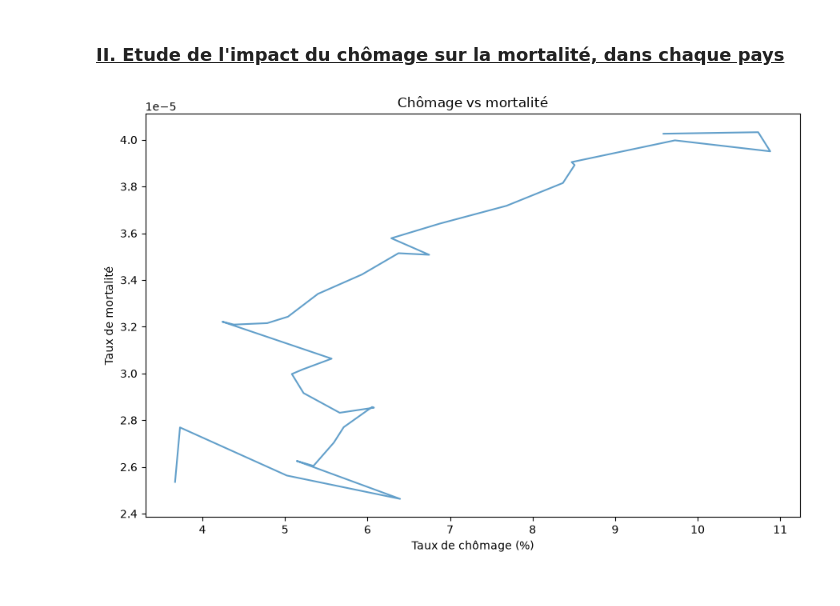
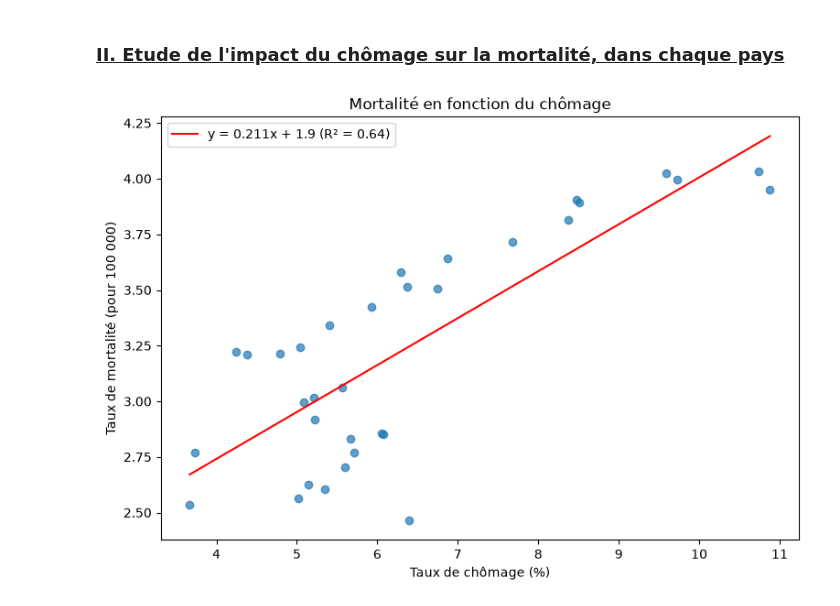
Before and after one commit to eleanorpaineau/Projet-Python, a Jupyter notebook: notebook_principal.ipynb, the cells around one changed output. Drawn from its saved outputs; the diff is of its cells as text; code cells hidden in the pictures.

Commit message:
ajout de la régression pour chomage vs mortalité pour l'australie

```diff
--- a/notebook_principal.ipynb
+++ b/notebook_principal.ipynb
@@ -210,14 +210,32 @@ df_final.head(10)
 # %% [markdown]
 ### **<u> II. Etude de l'impact du chômage sur la mortalité, dans chaque pays <u>**
-# %%
-df_utile = df_final[(df_final["cause_name"] == "All causes") & (df_final["location_name"] == "Australia")]
-
-plt.figure(figsize=(9, 6))
-plt.plot(df_utile["Taux_chômage"],df_utile["taux_mortalite"], alpha=0.7)
-plt.xlabel("Taux de chômage (%)")
-plt.ylabel("Taux de mortalité")
-plt.title("Chômage vs mortalité")
-plt.tight_layout()
-plt.show()
-# %% [output]
-[figure, removed]
+# %%
+# selection des informations utiles
+df_utile = df_final[(df_final["cause_name"] == "All causes") & (df_final["location_name"] == "Australia")]
+df_utile = df_utile.dropna(subset=["taux_mortalite", "Taux_chômage"])
+
+# mortalité en pour 100 000 et non en pourcentage
+df_utile = df_utile.assign(mortalite_100k=df_utile["taux_mortalite"] * 100000)
+
+# Calcul de la régression
+modele = smf.ols("mortalite_100k ~ Taux_chômage", data=df_utile).fit()
+xs = np.linspace(df_utile["Taux_chômage"].min(), df_utile["Taux_chômage"].max(), 100)
+pred = modele.predict({"Taux_chômage": xs})
+a = modele.params["Taux_chômage"]
+b = modele.params["Intercept"]
+signe = "+" if b >= 0 else "-"
+equation = f"y = {a:.3g}x {signe} {abs(b):.3g}"
+
+
+# affichage
+plt.figure(figsize=(9, 6))
+plt.scatter(df_utile["Taux_chômage"], df_utile["mortalite_100k"], alpha=0.7)
+plt.plot(xs, pred, color="red",
+         label=f"{equation} (R² = {modele.rsquared:.2f})")
+plt.xlabel("Taux de chômage (%)")
+plt.ylabel("Taux de mortalité (pour 100 000)")
+plt.title("Mortalité en fonction du chômage")
+plt.legend()
+plt.show()
+# %% [output]
+[figure, added]
```
Also changed, not shown: parts of 2 cells of this notebook.
